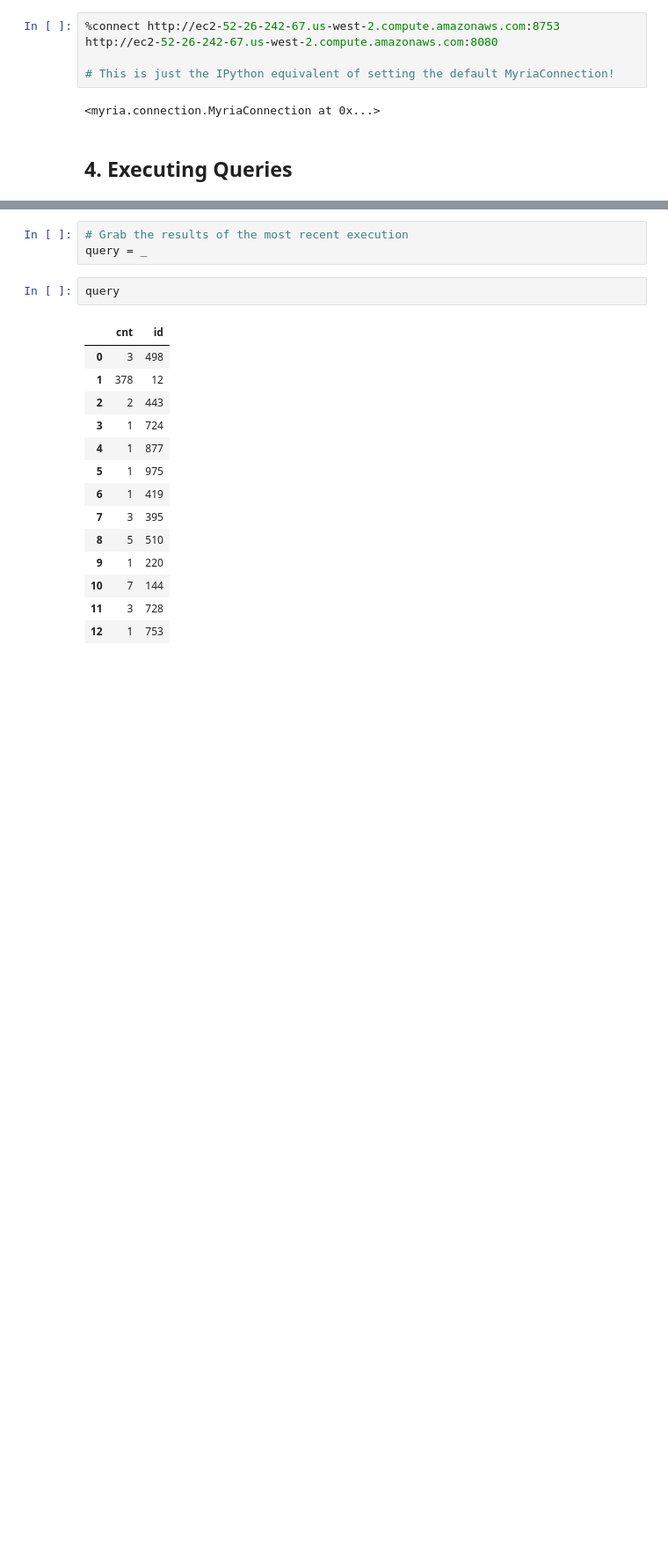
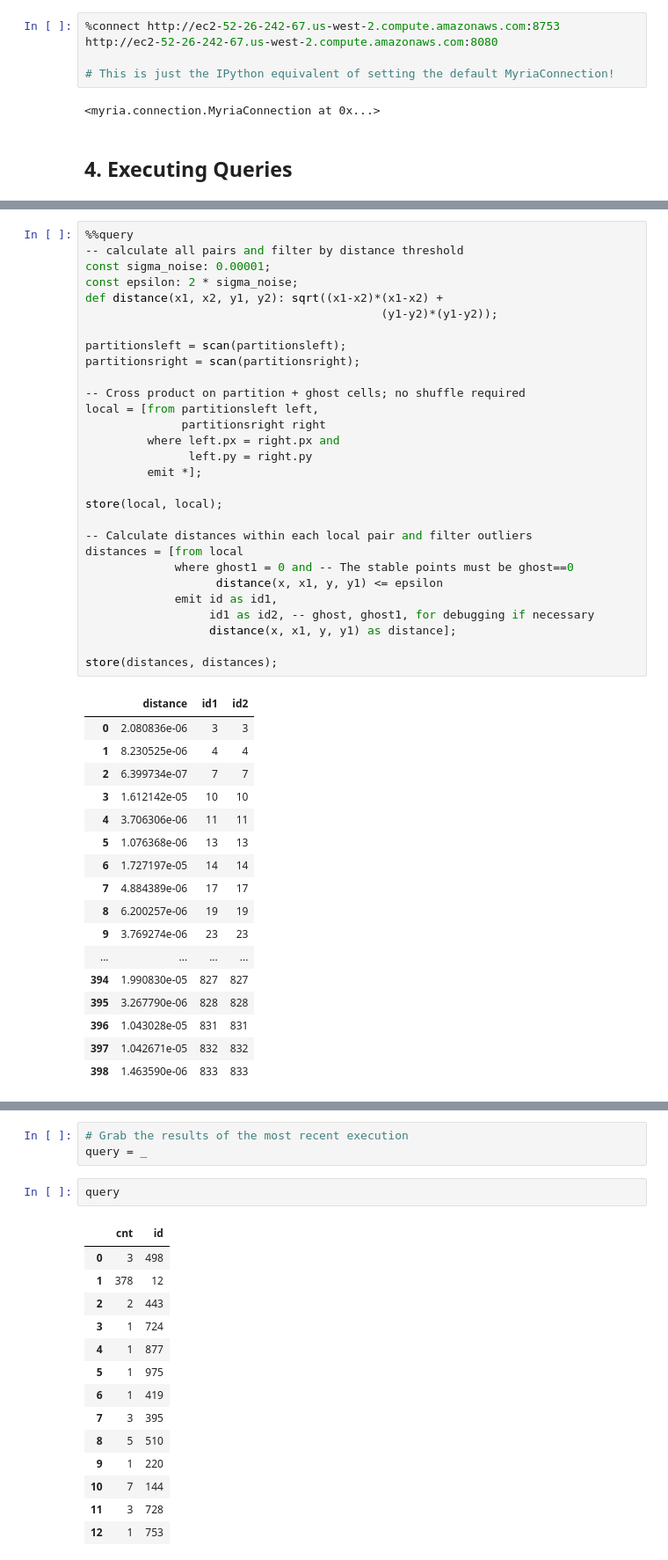
Before and after one commit to uwescience/myria-python, a Jupyter notebook: ipnb examples/myria-talk.ipynb, the cells around one changed output, grey strips where cells are left out. Shown at 88% size. Drawn from its saved outputs; the diff is of its cells as text; blank space fills up the shorter version.

```diff
--- a/ipnb examples/myria-talk.ipynb
+++ b/ipnb examples/myria-talk.ipynb
@@ -218,3 +216,50 @@ store(distances, distances);
+# %%
+%%query
+-- calculate all pairs and filter by distance threshold
+const sigma_noise: 0.00001;
+const epsilon: 2 * sigma_noise;
+def distance(x1, x2, y1, y2): sqrt((x1-x2)*(x1-x2) +
+                                           (y1-y2)*(y1-y2));
+
+partitionsleft = scan(partitionsleft);
+partitionsright = scan(partitionsright);
+
+-- Cross product on partition + ghost cells; no shuffle required
+local = [from partitionsleft left,
+              partitionsright right
+         where left.px = right.px and
+               left.py = right.py
+         emit *];
+
+store(local, local);
+
+-- Calculate distances within each local pair and filter outliers
+distances = [from local
+             where ghost1 = 0 and -- The stable points must be ghost==0
+                   distance(x, x1, y, y1) <= epsilon
+             emit id as id1,
+                  id1 as id2, -- ghost, ghost1, for debugging if necessary
+                  distance(x, x1, y, y1) as distance];
+
+store(distances, distances);
+# %% [output]
+|  | distance | id1 | id2 |
+| 0 | 2.080836e-06 | 3 | 3 |
+| 1 | 8.230525e-06 | 4 | 4 |
+| 2 | 6.399734e-07 | 7 | 7 |
+| 3 | 1.612142e-05 | 10 | 10 |
+| 4 | 3.706306e-06 | 11 | 11 |
+| 5 | 1.076368e-06 | 13 | 13 |
+| 6 | 1.727197e-05 | 14 | 14 |
+| 7 | 4.884389e-06 | 17 | 17 |
+| 8 | 6.200257e-06 | 19 | 19 |
+| 9 | 3.769274e-06 | 23 | 23 |
+| ... | ... | ... | ... |
+| 394 | 1.990830e-05 | 827 | 827 |
+| 395 | 3.267790e-06 | 828 | 828 |
+| 396 | 1.043028e-05 | 831 | 831 |
+| 397 | 1.042671e-05 | 832 | 832 |
+| 398 | 1.463590e-06 | 833 | 833 |
 # %%
 %%query
 E = scan(TwitterK);
```
Also changed, not shown: parts of 7 cells of this notebook.
